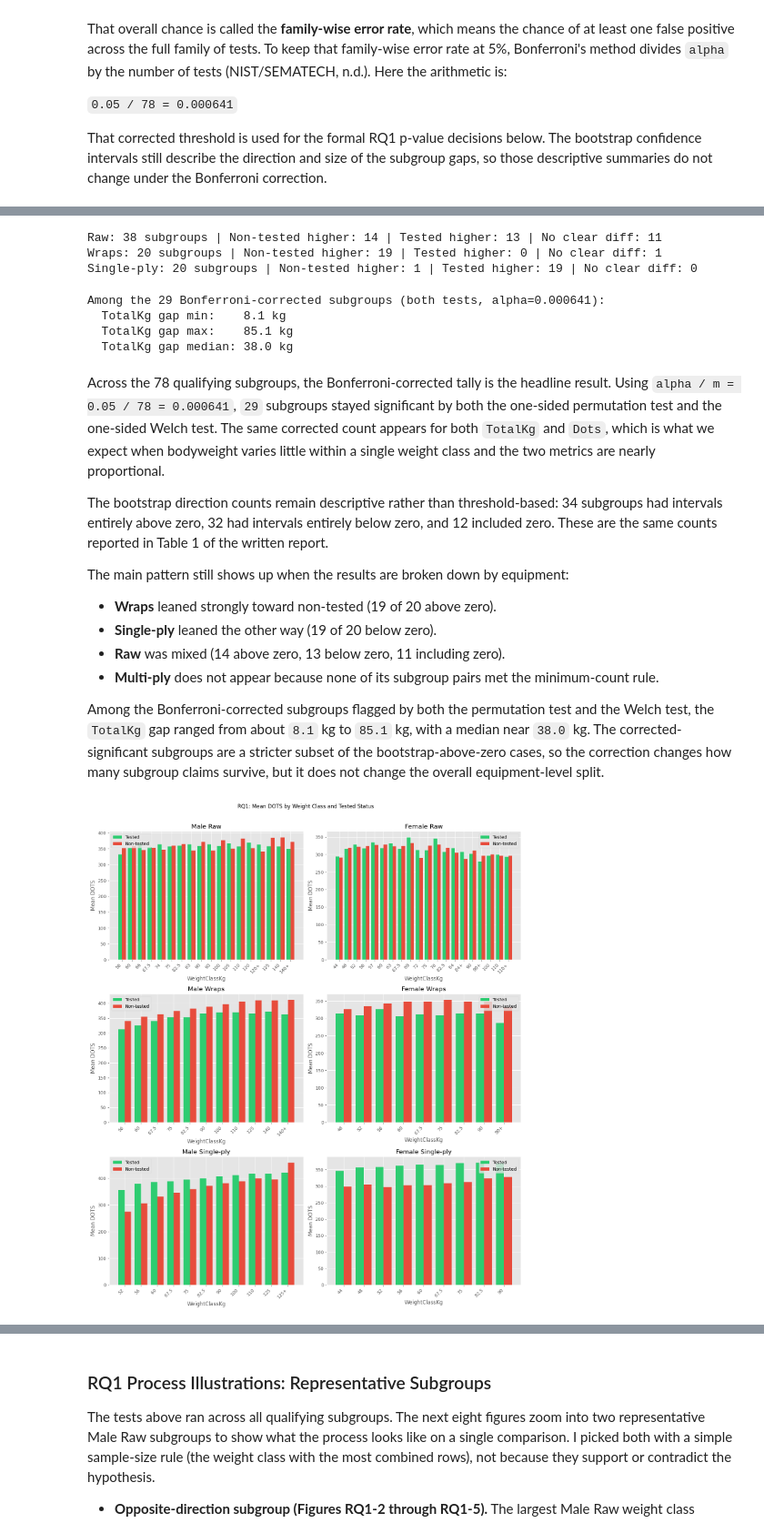
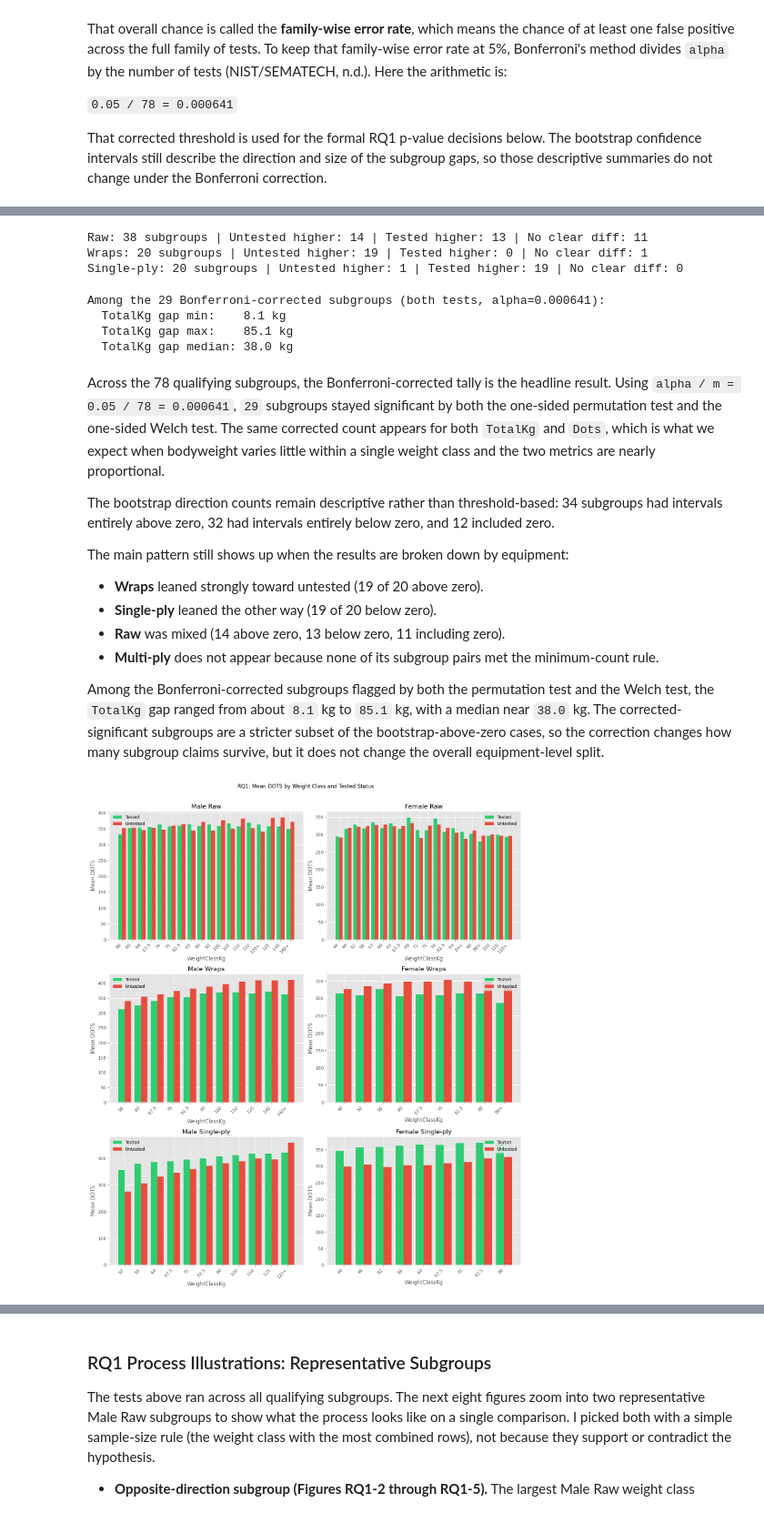
Before and after one commit to wuj/ics604-final-project, a Jupyter notebook: notebook.ipynb, the cells around one changed output, grey strips where cells are left out. Shown at 91% size. Drawn from its saved outputs; the diff is of its cells as text; code cells hidden in the pictures.

```diff
--- a/notebook.ipynb
+++ b/notebook.ipynb
@@ -647,7 +647,7 @@ for i in range(len(sex_values)):
     ax.set_xticks(x_positions)
     ax.set_xticklabels(AGE_LABELS)
     ax.set_xlabel("Age Bin")
-    ax.set_ylabel("Mean Total (kg)")
+    ax.set_ylabel("Mean TotalKg")
     ax.set_title(sex_label)
     ax.legend()
 
@@ -1375,11 +1375,11 @@ for equip in ["Raw", "Wraps", "Single-ply"]:
     above = (e["gap_dots_ci_low"] > 0).sum()
     below = (e["gap_dots_ci_high"] < 0).sum()
     includes = n - above - below
-    print(f"{equip}: {n} subgroups | Non-tested higher: {above} | Tested higher: {below} | No clear diff: {includes}")
+    print(f"{equip}: {n} subgroups | Untested higher: {above} | Tested higher: {below} | No clear diff: {includes}")
 # %% [output]
-Raw: 38 subgroups | Non-tested higher: 14 | Tested higher: 13 | No clear diff: 11
-Wraps: 20 subgroups | Non-tested higher: 19 | Tested higher: 0 | No clear diff: 1
-Single-ply: 20 subgroups | Non-tested higher: 1 | Tested higher: 19 | No clear diff: 0
+Raw: 38 subgroups | Untested higher: 14 | Tested higher: 13 | No clear diff: 11
+Wraps: 20 subgroups | Untested higher: 19 | Tested higher: 0 | No clear diff: 1
+Single-ply: 20 subgroups | Untested higher: 1 | Tested higher: 19 | No clear diff: 0
 # %%
 # =============================================================================
 # RQ1 Gap Magnitude for Significant Subgroups
@@ -1409,11 +1409,11 @@ Among the 29 Bonferroni-corrected subgroups (both tests, alpha=0.000641):
 # %% [markdown]
 Across the 78 qualifying subgroups, the Bonferroni-corrected tally is the headline result. Using `alpha / m = 0.05 / 78 = 0.000641`, `29` subgroups stayed significant by both the one-sided permutation test and the one-sided Welch test. The same corrected count appears for both `TotalKg` and `Dots`, which is what we expect when bodyweight varies little within a single weight class and the two metrics are nearly proportional.
 
-The bootstrap direction counts remain descriptive rather than threshold-based: 34 subgroups had intervals entirely above zero, 32 had intervals entirely below zero, and 12 included zero. These are the same counts reported in Table 1 of the written report.
+The bootstrap direction counts remain descriptive rather than threshold-based: 34 subgroups had intervals entirely above zero, 32 had intervals entirely below zero, and 12 included zero.
 
 The main pattern still shows up when the results are broken down by equipment:
 
-- **Wraps** leaned strongly toward non-tested (19 of 20 above zero).
+- **Wraps** leaned strongly toward untested (19 of 20 above zero).
 - **Single-ply** leaned the other way (19 of 20 below zero).
 - **Raw** was mixed (14 above zero, 13 below zero, 11 including zero).
 - **Multi-ply** does not appear because none of its subgroup pairs met the minimum-count rule.
@@ -1422,7 +1422,7 @@ Among the Bonferroni-corrected subgroups flagged by both the permutation test an
 # %%
 # =============================================================================
 # RQ1 Mean DOTS by Weight Class (Bar Chart)
-# Side-by-side bar chart comparing mean DOTS for tested vs. non-tested
+# Side-by-side bar chart comparing mean DOTS for tested vs. untested
 # entries across weight classes, with separate panels for each
 # Sex x Equipment combination (Raw, Wraps, Single-ply).
 # =============================================================================
@@ -1466,33 +1466,33 @@ for row_num, equip in enumerate(equipment_order):
         untested_df = sex_df[sex_df["is_tested"] == False].copy()
 
         common_wcs = sorted(
             set(tested_df["WeightClassKg"]) & set(untested_df["WeightClassKg"])
         )
         tested_df = tested_df[tested_df["WeightClassKg"].isin(common_wcs)].copy()
         untested_df = untested_df[untested_df["WeightClassKg"].isin(common_wcs)].copy()
 
         tested_df["sort_key"] = weight_class_sort_key(tested_df["WeightClassKg"])
         untested_df["sort_key"] = weight_class_sort_key(untested_df["WeightClassKg"])
 
         tested_df = tested_df.sort_values("sort_key")
         untested_df = untested_df.sort_values("sort_key")
 
         x = np.arange(len(tested_df))
 
         ax.bar(x - 0.2, tested_df["mean_dots"], width=0.4, label="Tested", color="#2ecc71")
-        ax.bar(x + 0.2, untested_df["mean_dots"], width=0.4, label="Non-tested", color="#e74c3c")
+        ax.bar(x + 0.2, untested_df["mean_dots"], width=0.4, label="Untested", color="#e74c3c")
         ax.set_xticks(x)
         ax.set_xticklabels(tested_df["WeightClassKg"], rotation=45, ha="right")
         ax.set_xlabel("WeightClassKg")
         ax.set_ylabel("Mean DOTS")
         ax.set_title(f"{'Male' if sex == 'M' else 'Female'} {equip}")
         ax.legend()
 
 plt.suptitle("RQ1: Mean DOTS by Weight Class and Tested Status", y=1.01)
 plt.tight_layout()
 
 # plt.savefig("figures/rq1_mean_dots_by_weightclass.svg", bbox_inches="tight")
 plt.show()
 # %% [output]
-[figure, old version]
+[figure, new version]
 # %% [markdown]
```
Also changed, not shown: parts of 54 cells of this notebook.
